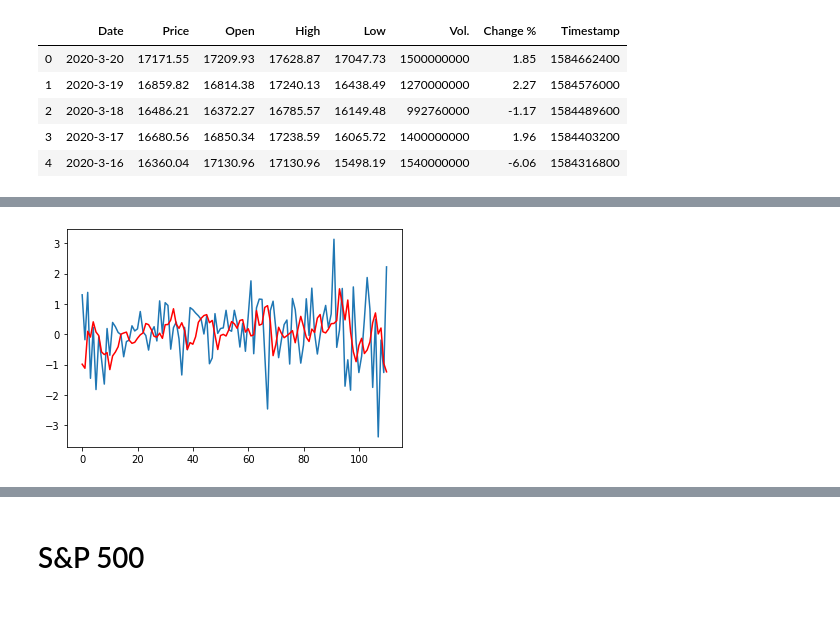
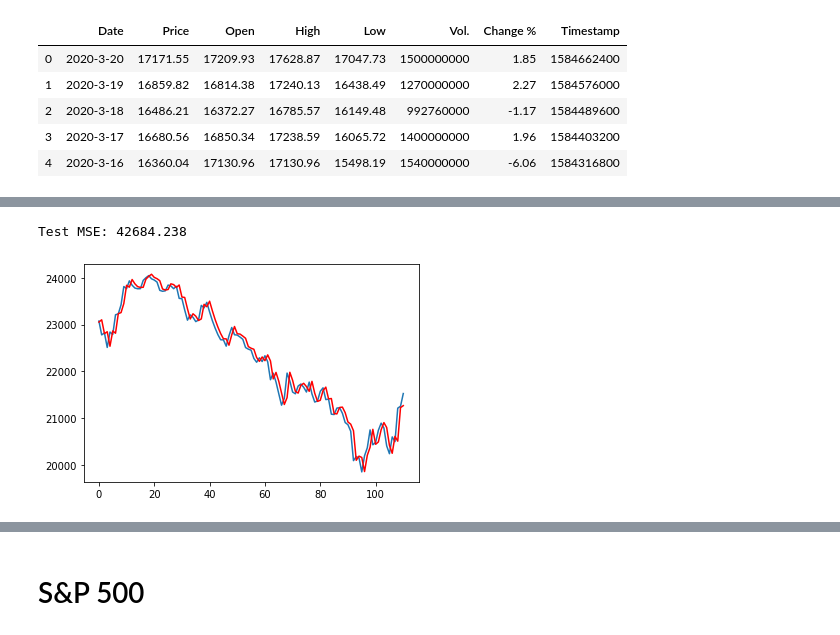
Before and after one commit to nberman12/COVID19-vs-Stocks, a Jupyter notebook: dev/nate/COVID19_Analytics.ipynb, the cells around one changed output, grey strips where cells are left out. Saved outputs shown, nothing was run; the diff lists cells and outputs as text; code cells hidden in the pictures.

```diff
--- a/dev/nate/COVID19_Analytics.ipynb
+++ b/dev/nate/COVID19_Analytics.ipynb
@@ -20,3 +21,6 @@ italy_df.head()
 | 2 | 2020-3-18 | 16486.21 | 16372.27 | 16785.57 | 16149.48 | 992760000 | -1.17 | 1584489600 |
 | 3 | 2020-3-17 | 16680.56 | 16850.34 | 17238.59 | 16065.72 | 1400000000 | 1.96 | 1584403200 |
 | 4 | 2020-3-16 | 16360.04 | 17130.96 | 17130.96 | 15498.19 | 1540000000 | -6.06 | 1584316800 |
+# %%
+timeseries=italy_df['Price']
+print("p-value:",adfuller(timeseries.dropna())[1])
@@ -22,0 +56,4 @@ italy_df.head()
+# %%
+model=ARIMA(timeseries,order=(1,1,0))
+results=model.fit()
+results.plot_predict(1,365)
@@ -23,21 +63,23 @@ italy_df.head()
 # %%
-series=italy_df['Change %']
+series=italy_df['Price']
 X=series.values
 size=int(len(X)*.66)
 train,test=X[0:size],X[size:len(X)]
 history=[x for x in train]
 predictions=list()
 for t in range(len(test)):
-    model=ARIMA(history,order=(5,1,0))
+    model=ARIMA(history,order=(1,1,0))
     model_fit=model.fit(disp=0)
     output=model_fit.forecast()
     yhat=output[0]
     predictions.append(yhat)
     obs=test[t]
     history.append(obs)
 error=mean_squared_error(test,predictions)
+print('Test MSE: %.3f' % error)
 plt.plot(test)
 plt.plot(predictions,color='red')
 plt.show()
 # %% [output]
+Test MSE: 42684.238
-[figure, old version]
+[figure, new version]
```
Also changed, not shown: parts of 14 cells of this notebook.
